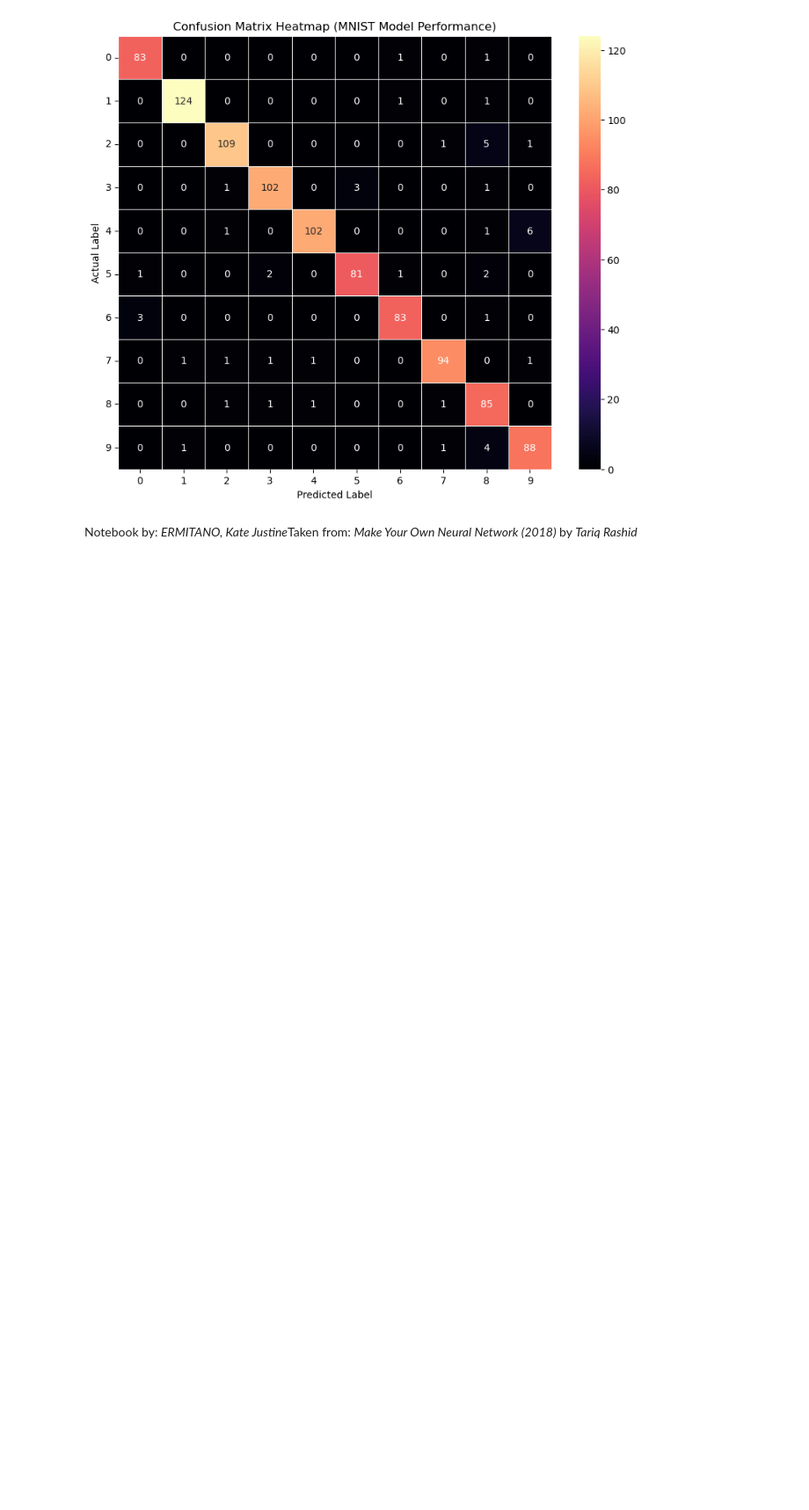
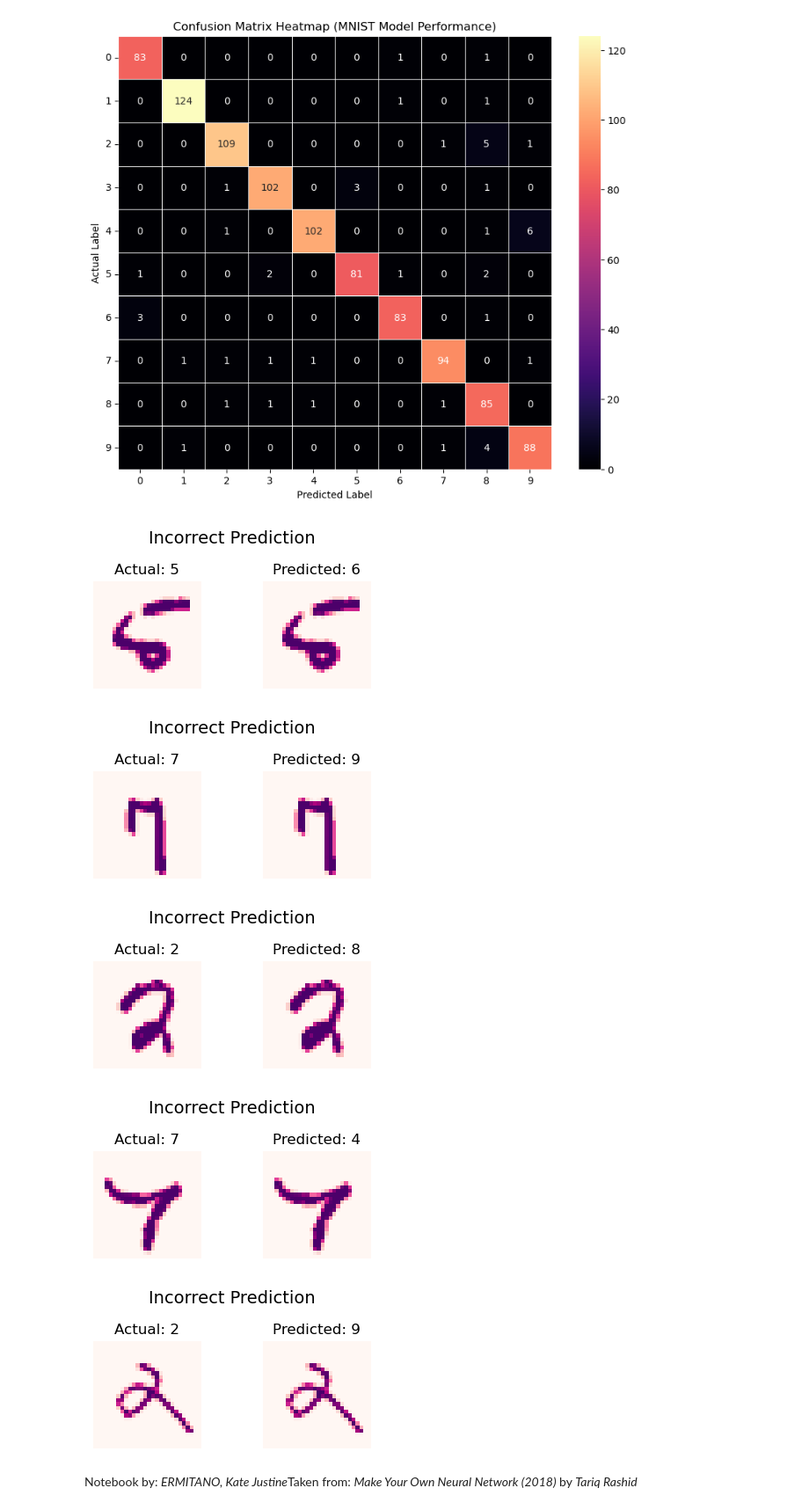
Before and after one commit to mitano-17/Let-s-Build-A-Neural-Network, a Jupyter notebook: my_neural_network.ipynb, the cells around one changed output. Shown at 88% size. Saved outputs shown, nothing was run; the diff lists cells and outputs as text; code cells hidden in the pictures; blank space fills up the shorter version.

```diff
--- a/my_neural_network.ipynb
+++ b/my_neural_network.ipynb
@@ -1578,5 +1578,46 @@ plt.yticks(np.arange(10) + 0.5, range(10), rotation=0)
 plt.show()
 # %% [output]
 [figure]
+# %%
+showSamples = 5
+
+for i, n in enumerate(testDataList):
+    testInput = n.split(",")
+    correct = int(testInput[0])
+    image = (np.asarray(testInput[1:], dtype="float")).reshape((28, 28))
+
+    inputs = (np.asarray(testInput[1:], dtype="float") / 255.0 * 0.99) + 0.01
+    outputs = myNetwork.query(inputs)
+    label = np.argmax(outputs)
+
+    if label != correct:
+        # found a wrong one — show it!
+        plt.figure(figsize=(4, 2))
+        plt.subplot(1, 2, 1)
+        plt.imshow(image, cmap='RdPu', interpolation='None')
+        plt.title(f"Actual: {correct}")
+        plt.axis('off')
+
+        plt.subplot(1, 2, 2)
+        plt.imshow(image, cmap='RdPu', interpolation='None')
+        plt.title(f"Predicted: {label}")
+        plt.axis('off')
+
+        plt.suptitle("Incorrect Prediction", fontsize=14)
+        plt.tight_layout()
+        plt.show()
+
+        showSamples -= 1
+
+    if showSamples == 0:
+        break
+
+    pass
+# %% [output]
+[figure, added]
+[figure, added]
+[figure, added]
+[figure, added]
+[figure, added]
 # %% [markdown]
 Notebook by: <i>ERMITANO, Kate Justine</i></br>Taken from: <i>Make Your Own Neural Network (2018)</i> by <i>Tariq Rashid</i>
```
